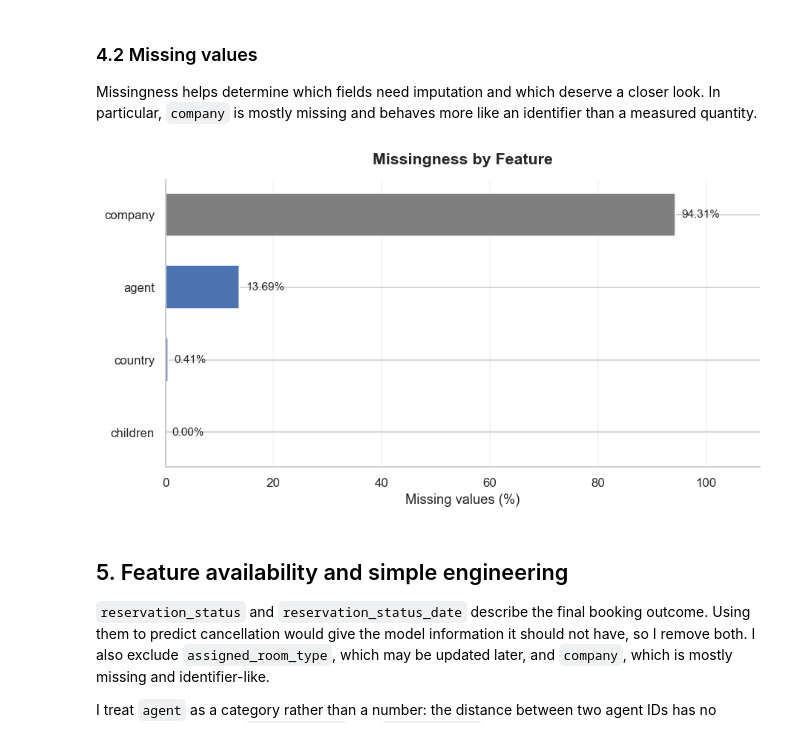
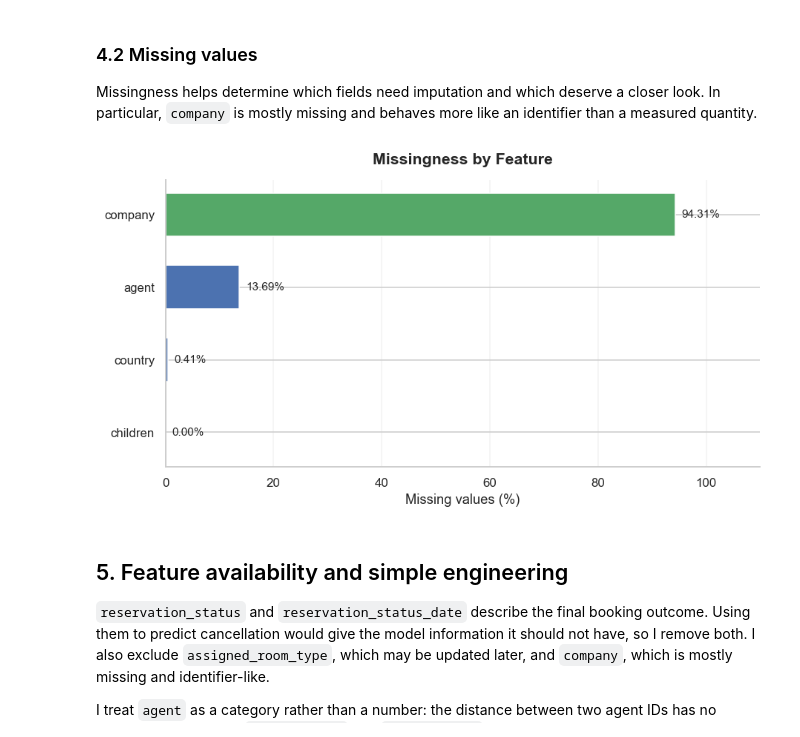
Before and after one commit to anahitapouladi/hotel-booking-cancellation-decision-tree, a Jupyter notebook: notebooks/Hotel_Booking_Cancellation_Prediction_Decision_Tree.ipynb, the cells around one changed output. Saved outputs shown, nothing was run; the diff lists cells and outputs as text; code cells hidden in the pictures.

```diff
--- a/notebooks/Hotel_Booking_Cancellation_Prediction_Decision_Tree.ipynb
+++ b/notebooks/Hotel_Booking_Cancellation_Prediction_Decision_Tree.ipynb
@@ -291,26 +320,26 @@ Missingness helps determine which fields need imputation and which deserve a clo
 # %%
 # Show only columns that have missing values, ordered from least to most missing.
 missing_pct = missing_summary["Missing (%)"].sort_values(ascending=True)
-colors = [NEUTRAL if column == "company" else PRIMARY for column in missing_pct.index]
+colors = [SECONDARY if column == "company" else PRIMARY for column in missing_pct.index]
 
 fig, ax = plt.subplots(figsize=(8.4, 4.7))
 bars = ax.barh(missing_pct.index, missing_pct.values, color=colors, height=0.6)
 for bar, value in zip(bars, missing_pct.values):
     ax.text(
         value + 1.2,
         bar.get_y() + bar.get_height() / 2,
         f"{value:.2f}%",
         va="center", fontsize=10,
     )
 ax.set_xlim(0, 110)
 ax.set_xlabel("Missing values (%)")
 ax.set_title("Missingness by Feature", pad=14)
 ax.grid(axis="x", alpha=0.25)
 fig.tight_layout()
 save_figure(fig, "missing_values.png")
 plt.show()
 # %% [output]
-[figure, old version]
+[figure, new version]
 # %% [markdown]
 ## 5. Feature availability and simple engineering
 
```
Also changed, not shown: parts of 3 cells of this notebook.
